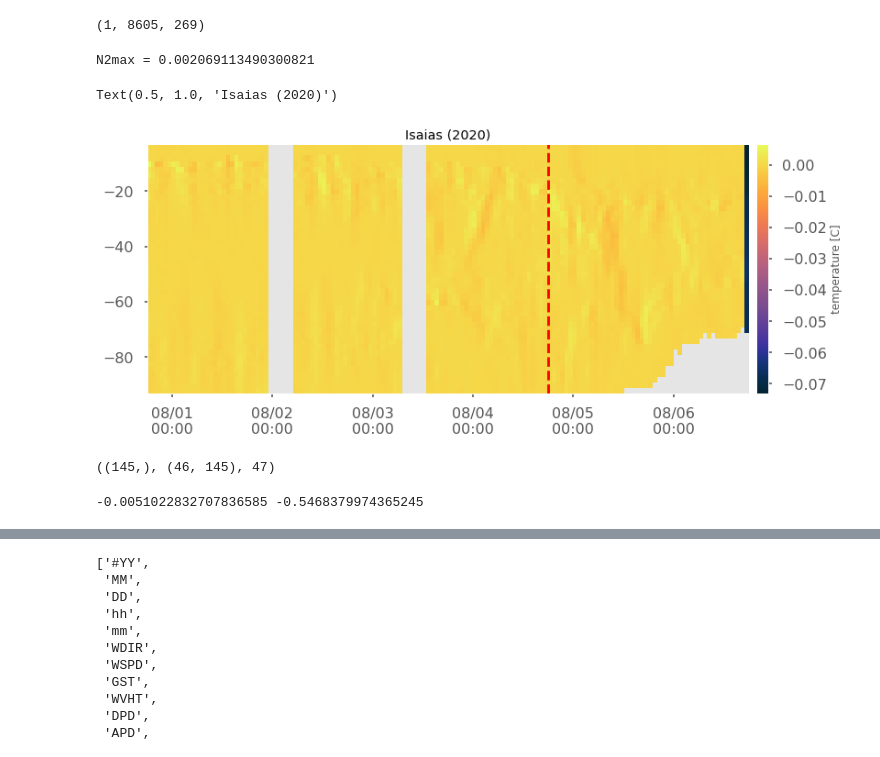
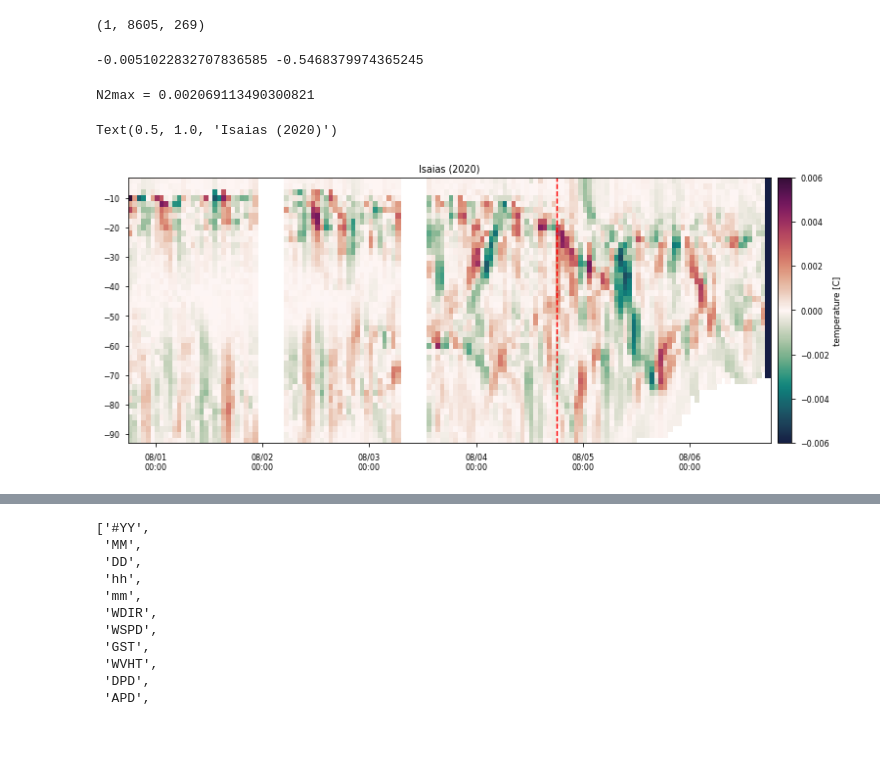
Before and after one commit to EavenW/comparative_hurr, a Jupyter notebook: python_hurrs/Isaias_2020.ipynb, the cells around one changed output, grey strips where cells are left out. Saved outputs shown, nothing was run; the diff lists cells and outputs as text; code cells hidden in the pictures.

```diff
--- a/python_hurrs/Isaias_2020.ipynb
+++ b/python_hurrs/Isaias_2020.ipynb
@@ -3,8 +3,8 @@
 import matplotlib
 from matplotlib import pyplot as plt
 from cmocean import cm as cmo
-plt.style.use('seaborn-poster')
-plt.style.use('ggplot')
+plt.style.use('seaborn-paper')
+#plt.style.use('ggplot')
 
 import numpy as np
 import pandas as pd
@@ -302,6 +302,31 @@ df.depth.values.shape
 df.temperature.shape
 # %% [output]
 (1, 8605, 269)
+# %%
+bef = tgrid < eyepassage-0.5
+aft = tgrid > eyepassage-2.5
+qb   = np.logical_and(bef,aft)
+temps_bef = TEMPS[:3,qb]
+mean_Tbef = np.nanmean(temps_bef)
+
+bef = tgrid < eyepassage+(1/24)
+aft = tgrid > eyepassage-(1/24)
+qeye  = np.logical_and(bef,aft)
+temps_eye = TEMPS[:3,qeye]
+mean_Teye = np.nanmean(temps_eye)
+
+bef = tgrid < eyepassage+0.5
+aft = tgrid > eyepassage+0.25
+qa   = np.logical_and(bef,aft)
+temps_aft = TEMPS[:3,qa]
+mean_Taft = np.nanmean(temps_aft)
+
+Ahead_of_eye_cooling = mean_Tbef - mean_Teye
+After_of_eye_cooling = mean_Teye - mean_Taft
+
+print(Ahead_of_eye_cooling, After_of_eye_cooling)
+# %% [output]
+-0.0051022832707836585 -0.5468379974365245
 # %%
 dense0 = 1022.8
 T0     = 17
@@ -329,46 +354,17 @@ print("N2max =",np.nanmean(maxN2))
 N2max = 0.002069113490300821
 # %%
 plt.figure(figsize=(14,5))
-plt.pcolor(T, Z, dbdz, cmap=cmo.thermal)
+plt.pcolor(T, Z, dbdz, cmap=cmo.curl, vmin=-0.006, vmax=0.006 )
 plt.colorbar(pad=0.01, label="temperature [C]")
 plt.xlim([start, enddd])
 plt.gca().xaxis.set_major_formatter(myFmt)
 plt.axvline(x = eyepassage, c='r', linestyle="--")
 
 #plt.scatter(ndb_datenum, -(windspeed), c=winddir, s=36, vmin=0, vmax=360, cmap=cmo.phase)
 plt.title('Isaias (2020)')
 # %% [output]
 Text(0.5, 1.0, 'Isaias (2020)')
-[figure, old version]
+[figure, new version]
-# %%
-qb.shape, dbdz.shape, dbdz_b.shape[1]
-# %% [output]
-((145,), (46, 145), 47)
-# %%
-bef = tgrid < eyepassage-0.5
-aft = tgrid > eyepassage-2.5
-qb   = np.logical_and(bef,aft)
-temps_bef = TEMPS[:3,qb]
-mean_Tbef = np.nanmean(temps_bef)
-
-bef = tgrid < eyepassage+(1/24)
-aft = tgrid > eyepassage-(1/24)
-qeye  = np.logical_and(bef,aft)
-temps_eye = TEMPS[:3,qeye]
-mean_Teye = np.nanmean(temps_eye)
-
-bef = tgrid < eyepassage+0.5
-aft = tgrid > eyepassage+0.25
-qa   = np.logical_and(bef,aft)
-temps_aft = TEMPS[:3,qa]
-mean_Taft = np.nanmean(temps_aft)
-
-Ahead_of_eye_cooling = mean_Tbef - mean_Teye
-After_of_eye_cooling = mean_Teye - mean_Taft
-
-print(Ahead_of_eye_cooling, After_of_eye_cooling)
-# %% [output]
--0.0051022832707836585 -0.5468379974365245
 # %%
 def pycnocline_width(profile_tmp, d, low=10.5, high=11.5):
     finite = np.where(np.isfinite(profile_tmp))[0]
```
Also changed, not shown: parts of 39 cells of this notebook, 14 other files.
